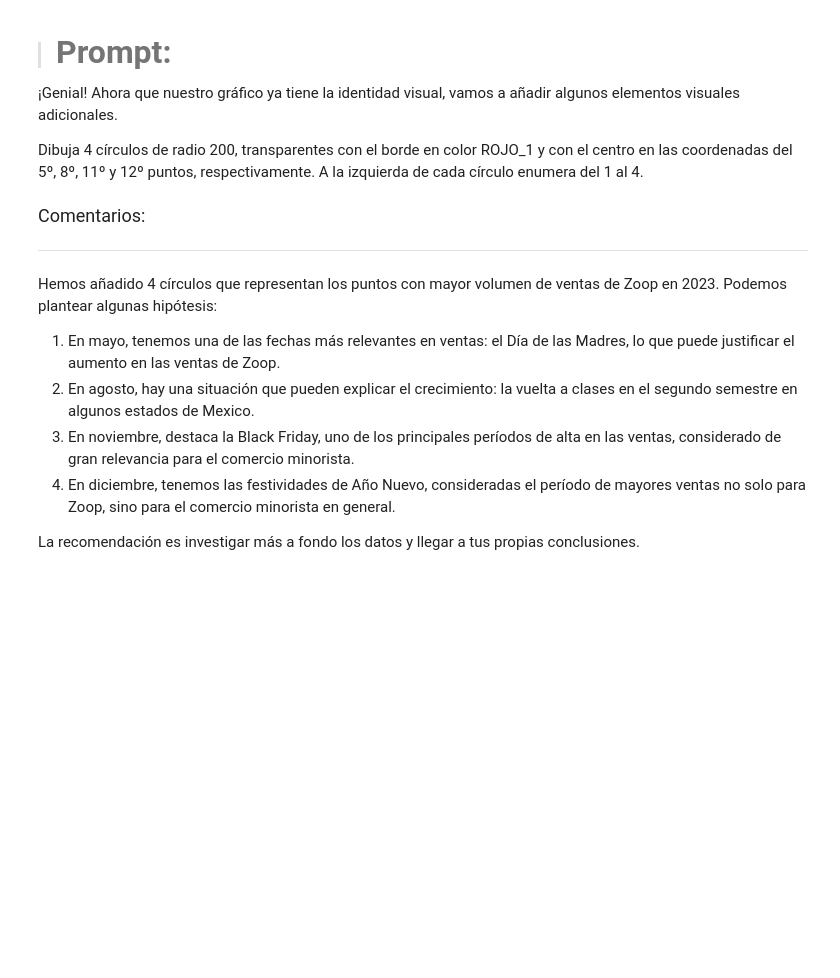
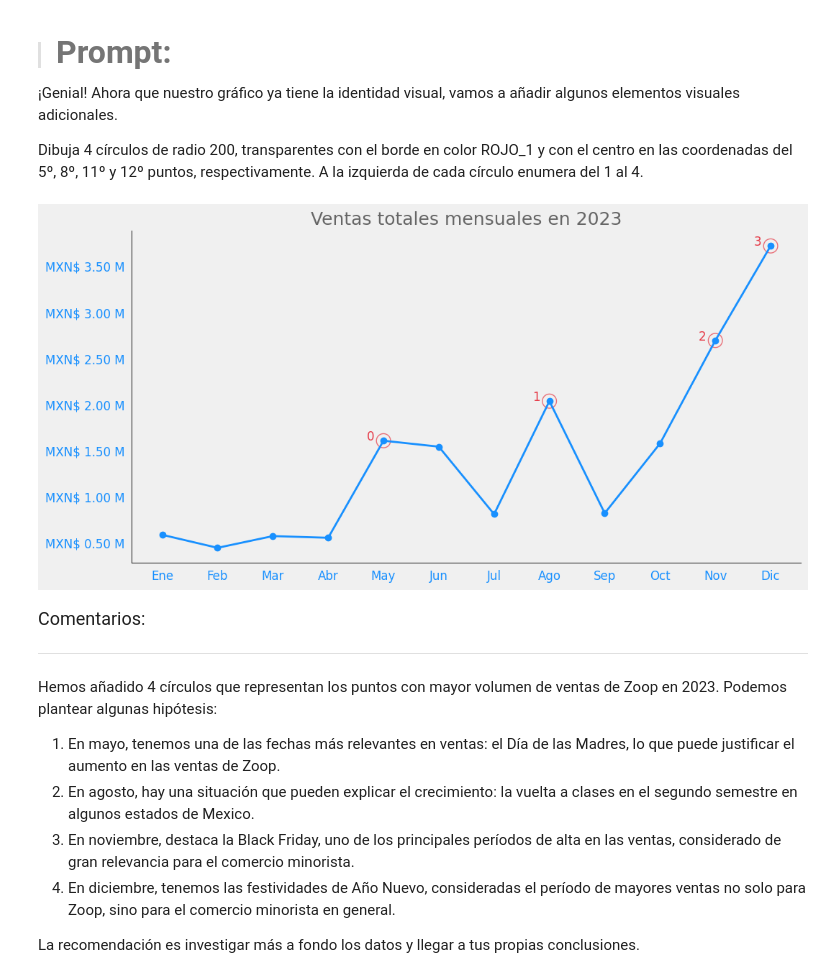
Before and after one commit to evs-11/IA_aplicada_a-_la_ciencia_de_datos, a Jupyter notebook: IA_aplicada_a_ciencia_de_datos.ipynb, the cells around one changed output. Cells and saved outputs as stored; diff of their text form; code cells hidden in the pictures; blank space fills up the shorter version.

```diff
--- a/IA_aplicada_a_ciencia_de_datos.ipynb
+++ b/IA_aplicada_a_ciencia_de_datos.ipynb
@@ -1424,6 +1514,56 @@ Utiliza las bibliotecas de visualización de datos de Python para crear esta vis
 ¡Genial! Ahora que nuestro gráfico ya tiene la identidad visual, vamos a añadir algunos elementos visuales adicionales.
 
 Dibuja 4 círculos de radio 200, transparentes con el borde en color ROJO_1 y con el centro en las coordenadas del 5º, 8º, 11º y 12º puntos, respectivamente. A la izquierda de cada círculo enumera del 1 al 4.
+# %%
+# Colores de identidad visual de Zoop
+GRIS_1 = '#f0f0f0'
+GRIS_5 = '#666666'
+AZUL_1 = '#1890FF'
+ROJO_1 = '#e63946'
+
+
+# Crear columna de mes (en inglés)
+df['mes'] = df['fecha'].dt.strftime('%B')
+
+# Agrupar y ordenar los datos por mes (siguiendo el orden del diccionario)
+ventas_mensuales = df.groupby('mes')['facturacion'].sum().reindex(meses.keys())
+
+# Crear la figura
+fig, ax = plt.subplots(figsize=(12, 6))
+fig.patch.set_facecolor(GRIS_1)
+ax.set_facecolor(GRIS_1)
+
+# Graficar línea
+ax.plot(ventas_mensuales.index, ventas_mensuales, marker='o', color=AZUL_1, linewidth=2)
+
+# Título del gráfico
+ax.set_title('Ventas totales mensuales en 2023', fontsize=18, color=GRIS_5)
+
+# Etiquetas del eje x
+ax.set_xticks(ventas_mensuales.index)
+ax.set_xticklabels([meses[mes] for mes in ventas_mensuales.index], fontsize=12, color=AZUL_1)
+
+# Etiquetas del eje y en formato MXN
+ax.set_yticklabels([f'MXN$ {x/1e6 :,.2f} M' for x in ax.get_yticks()], fontsize=12, color=AZUL_1)
+
+# Suprimir etiquetas de ejes
+ax.set_xlabel('')
+ax.set_ylabel('')
+
+# Ocultar bordes superior y derecho
+ax.spines['top'].set_visible(False)
+ax.spines['right'].set_visible(False)
+
+# Añadir círculos rojos alrededor de puntos específicos y numeración
+#puntos_objetivo = [4, 7, 10, 11]  # índice basado en posición 0 (5º, 8º, 11º, 12º)
+for i, point in enumerate([(4, ventas_mensuales.iloc[4]), (7, ventas_mensuales.iloc[7]), (10, ventas_mensuales.iloc[10]), (11, ventas_mensuales.iloc[11])]):
+    plt.scatter(point[0], point[1], s=200, color='none', edgecolors=ROJO_1, alpha=0.7)
+    plt.text(point[0] - 0.3, point[1] + 0.1, str(i), fontsize=12, color=ROJO_1)
+
+# Mostrar el gráfico
+plt.show()
+# %% [output]
+[figure, added]
 # %% [markdown]
 <font color="7b71ff" size=4> Comentarios: </font>
 
```
Also changed, not shown: parts of 2 cells of this notebook.
